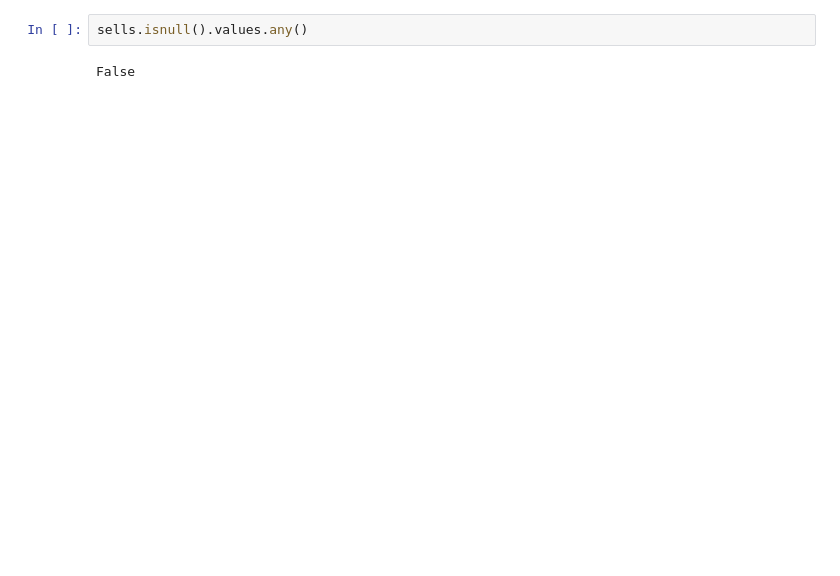
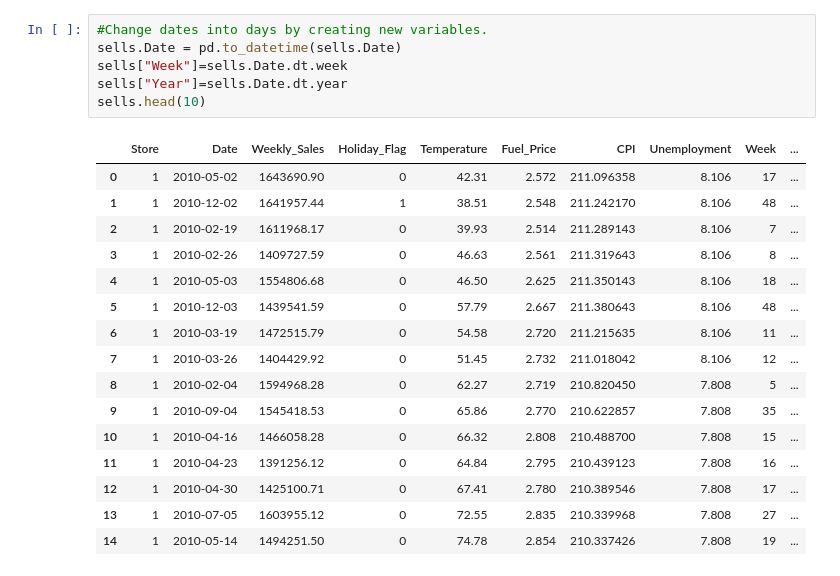
Before and after one commit to traveler0027/ai-projects, a Jupyter notebook: Regression/regression_linear_walmart.ipynb, the cells around one changed output. Cells and saved outputs as stored; diff of their text form; blank space fills up the shorter version.

```diff
--- a/Regression/regression_linear_walmart.ipynb
+++ b/Regression/regression_linear_walmart.ipynb
@@ -56,4 +76,23 @@ sells.head()
-# %%
-sells.isnull().values.any()
-# %% [output]
-False
+# %%
+#Change dates into days by creating new variables.
+sells.Date = pd.to_datetime(sells.Date)
+sells["Week"]=sells.Date.dt.week
+sells["Year"]=sells.Date.dt.year
+sells.head(10)
+# %% [output]
+|  | Store | Date | Weekly_Sales | Holiday_Flag | Temperature | Fuel_Price | CPI | Unemployment | Week | ... |
+| 0 | 1 | 2010-05-02 | 1643690.90 | 0 | 42.31 | 2.572 | 211.096358 | 8.106 | 17 | ... |
+| 1 | 1 | 2010-12-02 | 1641957.44 | 1 | 38.51 | 2.548 | 211.242170 | 8.106 | 48 | ... |
+| 2 | 1 | 2010-02-19 | 1611968.17 | 0 | 39.93 | 2.514 | 211.289143 | 8.106 | 7 | ... |
+| 3 | 1 | 2010-02-26 | 1409727.59 | 0 | 46.63 | 2.561 | 211.319643 | 8.106 | 8 | ... |
+| 4 | 1 | 2010-05-03 | 1554806.68 | 0 | 46.50 | 2.625 | 211.350143 | 8.106 | 18 | ... |
+| 5 | 1 | 2010-12-03 | 1439541.59 | 0 | 57.79 | 2.667 | 211.380643 | 8.106 | 48 | ... |
+| 6 | 1 | 2010-03-19 | 1472515.79 | 0 | 54.58 | 2.720 | 211.215635 | 8.106 | 11 | ... |
+| 7 | 1 | 2010-03-26 | 1404429.92 | 0 | 51.45 | 2.732 | 211.018042 | 8.106 | 12 | ... |
+| 8 | 1 | 2010-02-04 | 1594968.28 | 0 | 62.27 | 2.719 | 210.820450 | 7.808 | 5 | ... |
+| 9 | 1 | 2010-09-04 | 1545418.53 | 0 | 65.86 | 2.770 | 210.622857 | 7.808 | 35 | ... |
+| 10 | 1 | 2010-04-16 | 1466058.28 | 0 | 66.32 | 2.808 | 210.488700 | 7.808 | 15 | ... |
+| 11 | 1 | 2010-04-23 | 1391256.12 | 0 | 64.84 | 2.795 | 210.439123 | 7.808 | 16 | ... |
+| 12 | 1 | 2010-04-30 | 1425100.71 | 0 | 67.41 | 2.780 | 210.389546 | 7.808 | 17 | ... |
+| 13 | 1 | 2010-07-05 | 1603955.12 | 0 | 72.55 | 2.835 | 210.339968 | 7.808 | 27 | ... |
+| 14 | 1 | 2010-05-14 | 1494251.50 | 0 | 74.78 | 2.854 | 210.337426 | 7.808 | 19 | ... |
```
Also changed, not shown: parts of 11 cells of this notebook, 6 other files.
